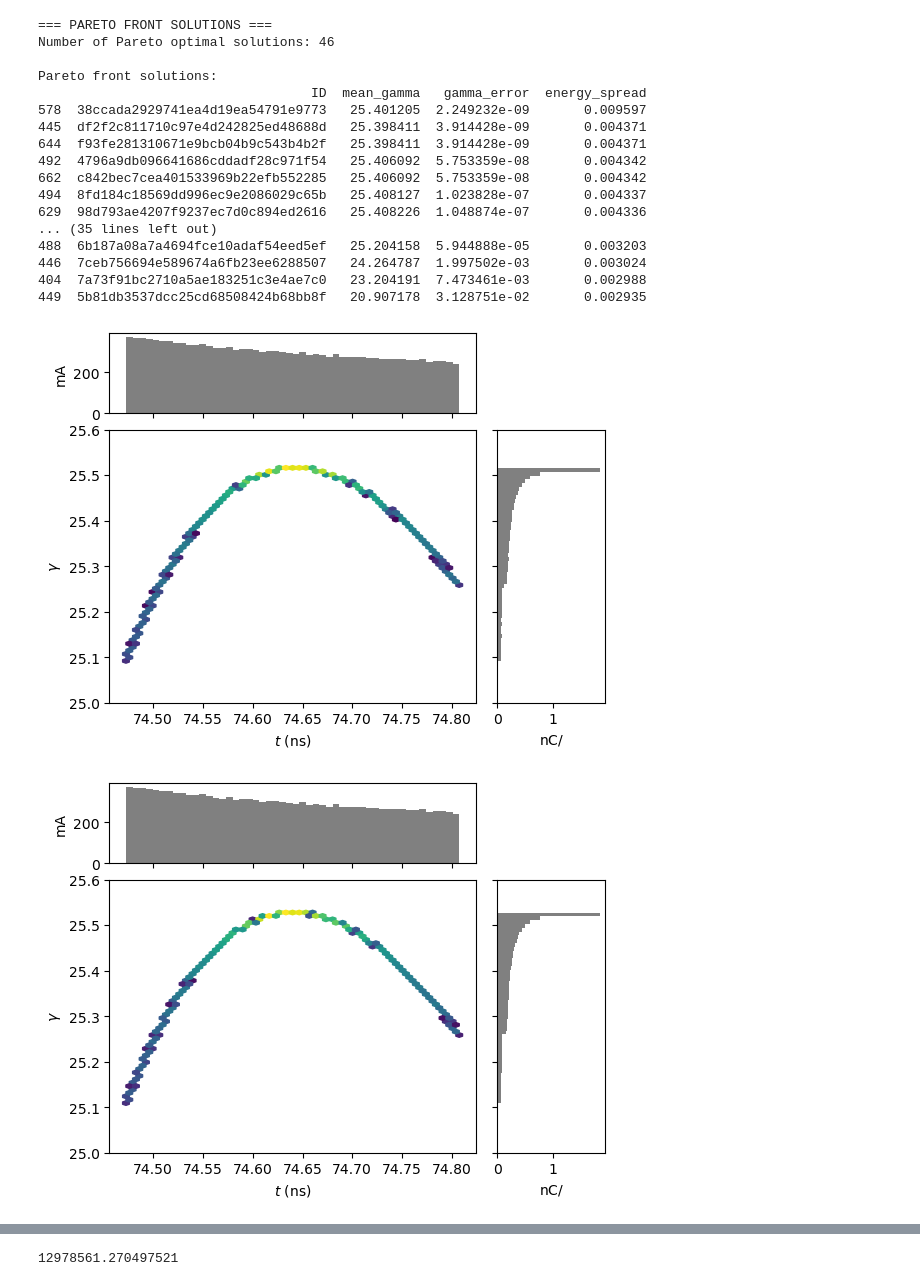
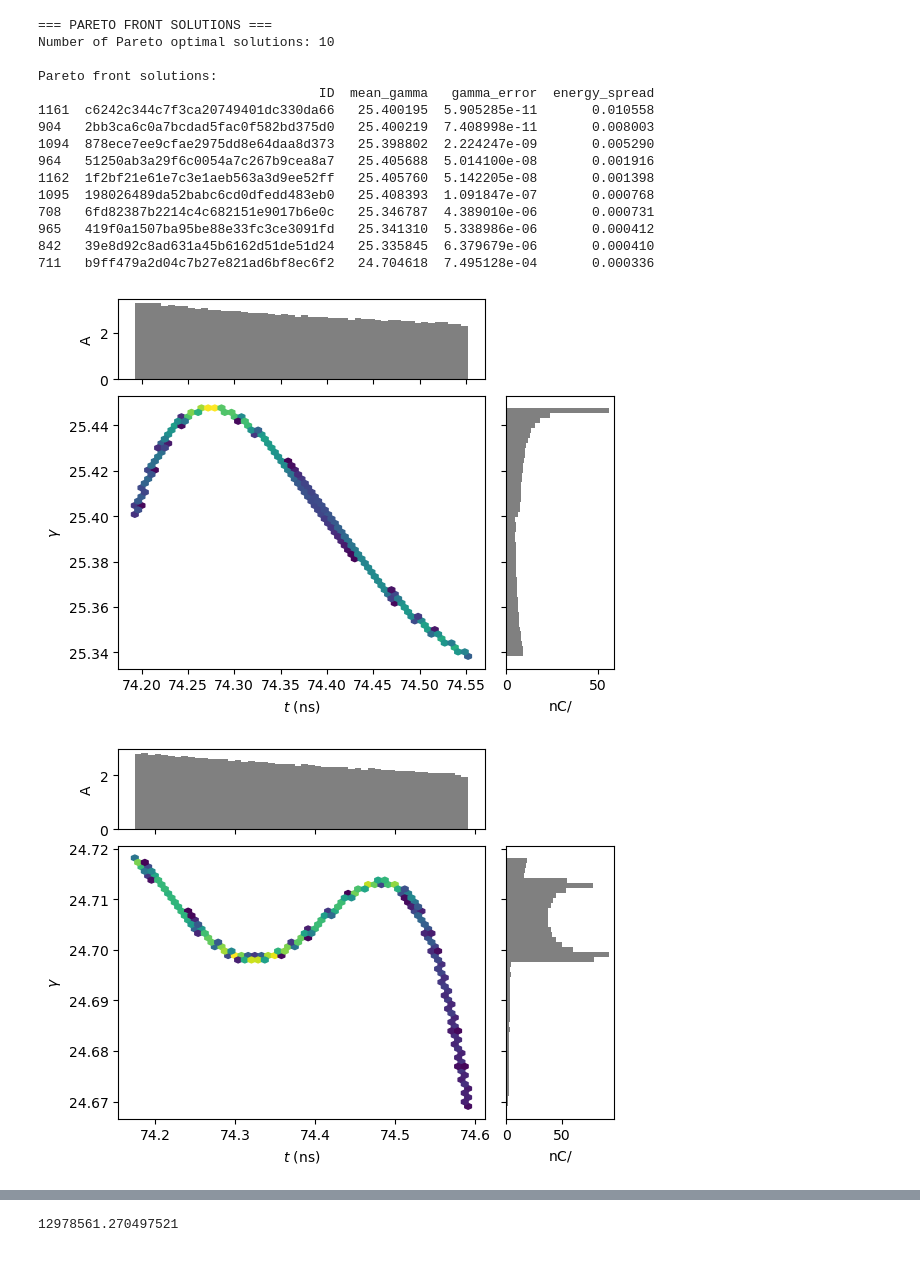
Before and after one commit to ndwang/LEC_optimization, a Jupyter notebook: read_output.ipynb, the cells around one changed output, grey strips where cells are left out. Drawn from its saved outputs; the diff is of its cells as text; code cells hidden in the pictures.

```diff
--- a/read_output.ipynb
+++ b/read_output.ipynb
@@ -11,8 +11,11 @@ from distgen import Generator
 import yaml
 import pandas as pd
 from glob import glob
+# %%
+OUTPUT_PATH = "cav_run2_20250714/"
+#OUTPUT_PATH = "temp/"
 # %%
 # find all popolation files and sort by generation
-pop_files = sorted(glob("temp/cnsga_population*"))
+pop_files = sorted(glob(OUTPUT_PATH + "cnsga_population*"))
 len(pop_files)
 # %% [output]
@@ -129,6 +132,14 @@ for i, var in enumerate(variables):
         ax.set_ylabel(obj)
         ax.set_yscale('log')
         ax.grid(True, alpha=0.3)
+        if var == 'phase':
+            ax.set_xlim(-0.03, 0.03)
+        elif var == 'phase3':
+            ax.set_xlim(0.4, 0.6)
+        elif var == 'voltage':
+            ax.set_xlim(780e3, 880e3)
+        elif var == 'voltage3':
+            ax.set_xlim(350e3, 460e3)
 
 plt.tight_layout()
 plt.show()
@@ -260,38 +271,39 @@ print("\nPareto front solutions:")
 
 # Best solutions
 best_gamma = pareto_df.sort_values(by=['gamma_error', 'energy_spread'])
+best_energy = pareto_df.sort_values(by=['energy_spread', 'gamma_error'])
 
 pareto_display = best_gamma[['ID', 'mean_gamma'] + objectives]
+#pareto_display_energy = best_energy[['ID', 'mean_gamma'] + objectives]
+pd.set_option('display.expand_frame_repr', False)
 print(pareto_display)
+#print(pareto_display_energy.head())
 # %% [output]
 === PARETO FRONT SOLUTIONS ===
-Number of Pareto optimal solutions: 46
+Number of Pareto optimal solutions: 10
 
 Pareto front solutions:
-                                   ID  mean_gamma   gamma_error  energy_spread
-578  38ccada2929741ea4d19ea54791e9773   25.401205  2.249232e-09       0.009597
-445  df2f2c811710c97e4d242825ed48688d   25.398411  3.914428e-09       0.004371
-644  f93fe281310671e9bcb04b9c543b4b2f   25.398411  3.914428e-09       0.004371
-492  4796a9db096641686cddadf28c971f54   25.406092  5.753359e-08       0.004342
-662  c842bec7cea401533969b22efb552285   25.406092  5.753359e-08       0.004342
-494  8fd184c18569dd996ec9e2086029c65b   25.408127  1.023828e-07       0.004337
-629  98d793ae4207f9237ec7d0c894ed2616   25.408226  1.048874e-07       0.004336
-... (35 lines left out)
-488  6b187a08a7a4694fce10adaf54eed5ef   25.204158  5.944888e-05       0.003203
-446  7ceb756694e589674a6fb23ee6288507   24.264787  1.997502e-03       0.003024
-404  7a73f91bc2710a5ae183251c3e4ae7c0   23.204191  7.473461e-03       0.002988
-449  5b81db3537dcc25cd68508424b68bb8f   20.907178  3.128751e-02       0.002935
+                                    ID  mean_gamma   gamma_error  energy_spread
+1161  c6242c344c7f3ca20749401dc330da66   25.400195  5.905285e-11       0.010558
+904   2bb3ca6c0a7bcdad5fac0f582bd375d0   25.400219  7.408998e-11       0.008003
+1094  878ece7ee9cfae2975dd8e64daa8d373   25.398802  2.224247e-09       0.005290
+964   51250ab3a29f6c0054a7c267b9cea8a7   25.405688  5.014100e-08       0.001916
+1162  1f2bf21e61e7c3e1aeb563a3d9ee52ff   25.405760  5.142205e-08       0.001398
+1095  198026489da52babc6cd0dfedd483eb0   25.408393  1.091847e-07       0.000768
+708   6fd82387b2214c4c682151e9017b6e0c   25.346787  4.389010e-06       0.000731
+965   419f0a1507ba95be88e33fc3ce3091fd   25.341310  5.338986e-06       0.000412
+842   39e8d92c8ad631a45b6162d51de51d24   25.335845  6.379679e-06       0.000410
+711   b9ff479a2d04c7b27e821ad6bf8ec6f2   24.704618  7.495128e-04       0.000336
 # %%
-selected_ID = ["df2f2c811710c97e4d242825ed48688d", "c10c99213621d9080f1b62be60bcf9cc"]
+selected_ID = ["1f2bf21e61e7c3e1aeb563a3d9ee52ff", "b9ff479a2d04c7b27e821ad6bf8ec6f2"]
 pgs = []
-global_y_limits = (25, 25.6)
-
+#global_y_limits = (25, 25.6)
 for i, ID in enumerate(selected_ID):
     # Read particle data
-    pg = ParticleGroup("temp/" + ID + ".h5")
+    pg = ParticleGroup(OUTPUT_PATH + ID + ".h5")
     pgs.append(pg)
-    pg.plot('t', 'gamma', ylim=global_y_limits)
+    pg.plot('t', 'gamma')
 # %% [output]
-[figure, old version]
+[figure, new version]
-[figure, old version]
+[figure, new version]
 # %%
```
Also changed, not shown: parts of 10 cells of this notebook.
